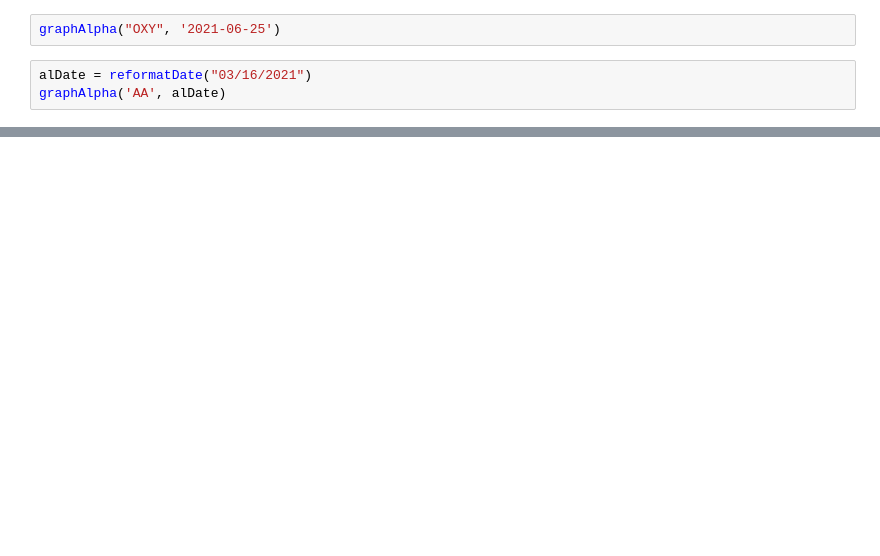
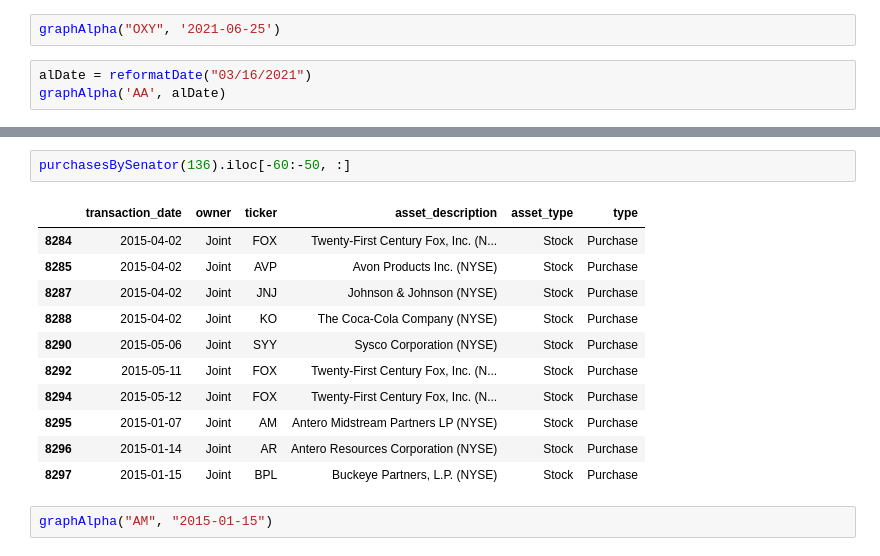
Before and after one commit to MattTheEconomist/Senator-Investments-ETL, a Jupyter notebook: EDA.ipynb, the cells around one changed output, grey strips where cells are left out. Drawn from its saved outputs; the diff is of its cells as text; blank space fills up the shorter version.

```diff
--- a/EDA.ipynb
+++ b/EDA.ipynb
@@ -276,0 +308,16 @@ historicalPricesAG[['GOOGL', 'date']].tail()
+# %%
+purchasesBySenator(136).iloc[-60:-50, :]
+# %% [output]
+|  | transaction_date | owner | ticker | asset_description | asset_type | type |
+| 8284 | 2015-04-02 | Joint | FOX | Twenty-First Century Fox, Inc. (N... | Stock | Purchase |
+| 8285 | 2015-04-02 | Joint | AVP | Avon Products Inc. (NYSE) | Stock | Purchase |
+| 8287 | 2015-04-02 | Joint | JNJ | Johnson & Johnson (NYSE) | Stock | Purchase |
+| 8288 | 2015-04-02 | Joint | KO | The Coca-Cola Company (NYSE) | Stock | Purchase |
+| 8290 | 2015-05-06 | Joint | SYY | Sysco Corporation (NYSE) | Stock | Purchase |
+| 8292 | 2015-05-11 | Joint | FOX | Twenty-First Century Fox, Inc. (N... | Stock | Purchase |
+| 8294 | 2015-05-12 | Joint | FOX | Twenty-First Century Fox, Inc. (N... | Stock | Purchase |
+| 8295 | 2015-01-07 | Joint | AM | Antero Midstream Partners LP (NYSE) | Stock | Purchase |
+| 8296 | 2015-01-14 | Joint | AR | Antero Resources Corporation (NYSE) | Stock | Purchase |
+| 8297 | 2015-01-15 | Joint | BPL | Buckeye Partners, L.P. (NYSE) | Stock | Purchase |
+# %%
+graphAlpha("AM", "2015-01-15")
```
Also changed, not shown: parts of 24 cells of this notebook, 4 other files.
